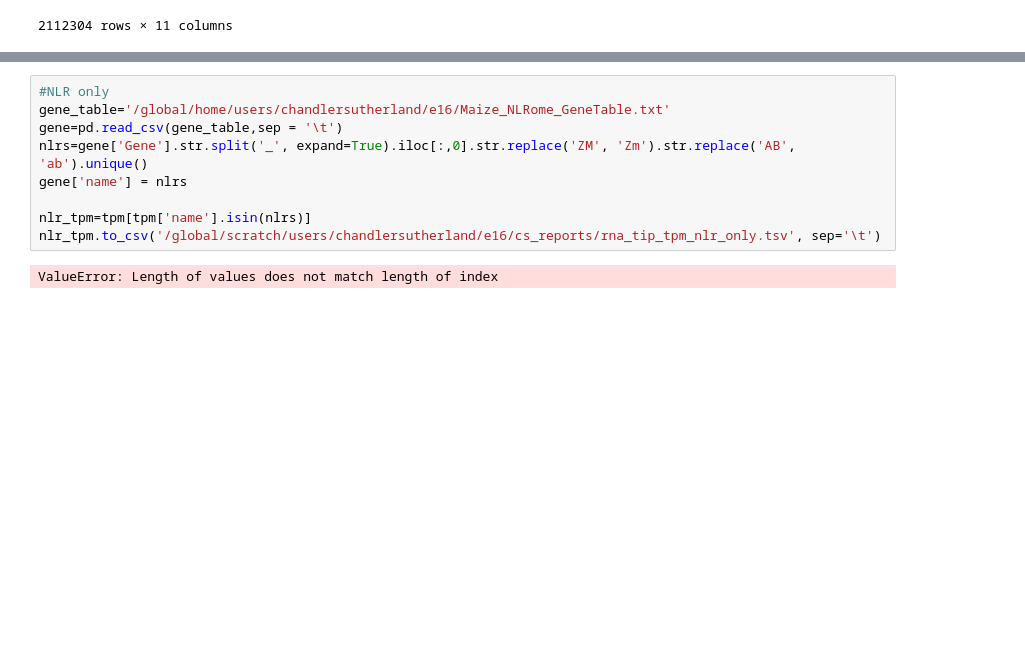
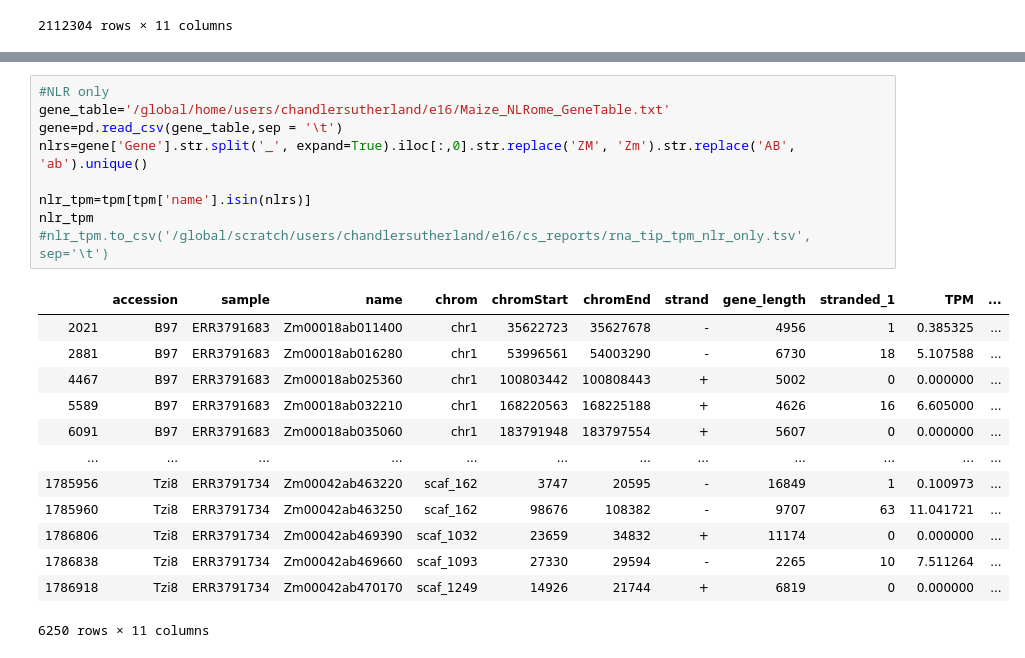
Before and after one commit to chandlersutherland/e16, a Jupyter notebook: expression/convert_tpm.ipynb, the cells around one changed output, grey strips where cells are left out. Saved outputs shown, nothing was run; the diff lists cells and outputs as text; blank space fills up the shorter version.

```diff
--- a/expression/convert_tpm.ipynb
+++ b/expression/convert_tpm.ipynb
@@ -192,11 +202,23 @@ See the caveats in the documentation: http://pandas.pydata.org/pandas-docs/stabl
 # %%
 #NLR only
 gene_table='/global/home/users/chandlersutherland/e16/Maize_NLRome_GeneTable.txt'
 gene=pd.read_csv(gene_table,sep = '\t')
 nlrs=gene['Gene'].str.split('_', expand=True).iloc[:,0].str.replace('ZM', 'Zm').str.replace('AB', 'ab').unique()
-gene['name'] = nlrs
 
 nlr_tpm=tpm[tpm['name'].isin(nlrs)]
-nlr_tpm.to_csv('/global/scratch/users/chandlersutherland/e16/cs_reports/rna_tip_tpm_nlr_only.tsv', sep='\t')
+nlr_tpm
+#nlr_tpm.to_csv('/global/scratch/users/chandlersutherland/e16/cs_reports/rna_tip_tpm_nlr_only.tsv', sep='\t')
 # %% [output]
+|  | accession | sample | name | chrom | chromStart | chromEnd | strand | gene_length | stranded_1 | TPM | ... |
+| 2021 | B97 | ERR3791683 | Zm00018ab011400 | chr1 | 35622723 | 35627678 | - | 4956 | 1 | 0.385325 | ... |
+| 2881 | B97 | ERR3791683 | Zm00018ab016280 | chr1 | 53996561 | 54003290 | - | 6730 | 18 | 5.107588 | ... |
+| 4467 | B97 | ERR3791683 | Zm00018ab025360 | chr1 | 100803442 | 100808443 | + | 5002 | 0 | 0.000000 | ... |
+| 5589 | B97 | ERR3791683 | Zm00018ab032210 | chr1 | 168220563 | 168225188 | + | 4626 | 16 | 6.605000 | ... |
+| 6091 | B97 | ERR3791683 | Zm00018ab035060 | chr1 | 183791948 | 183797554 | + | 5607 | 0 | 0.000000 | ... |
+| ... | ... | ... | ... | ... | ... | ... | ... | ... | ... | ... | ... |
+| 1785956 | Tzi8 | ERR3791734 | Zm00042ab463220 | scaf_162 | 3747 | 20595 | - | 16849 | 1 | 0.100973 | ... |
+| 1785960 | Tzi8 | ERR3791734 | Zm00042ab463250 | scaf_162 | 98676 | 108382 | - | 9707 | 63 | 11.041721 | ... |
+| 1786806 | Tzi8 | ERR3791734 | Zm00042ab469390 | scaf_1032 | 23659 | 34832 | + | 11174 | 0 | 0.000000 | ... |
+| 1786838 | Tzi8 | ERR3791734 | Zm00042ab469660 | scaf_1093 | 27330 | 29594 | - | 2265 | 10 | 7.511264 | ... |
+| 1786918 | Tzi8 | ERR3791734 | Zm00042ab470170 | scaf_1249 | 14926 | 21744 | + | 6819 | 0 | 0.000000 | ... |
-ValueError: Length of values does not match length of index
+6250 rows × 11 columns
```
Also changed, not shown: parts of 10 cells of this notebook, 1 other file.
